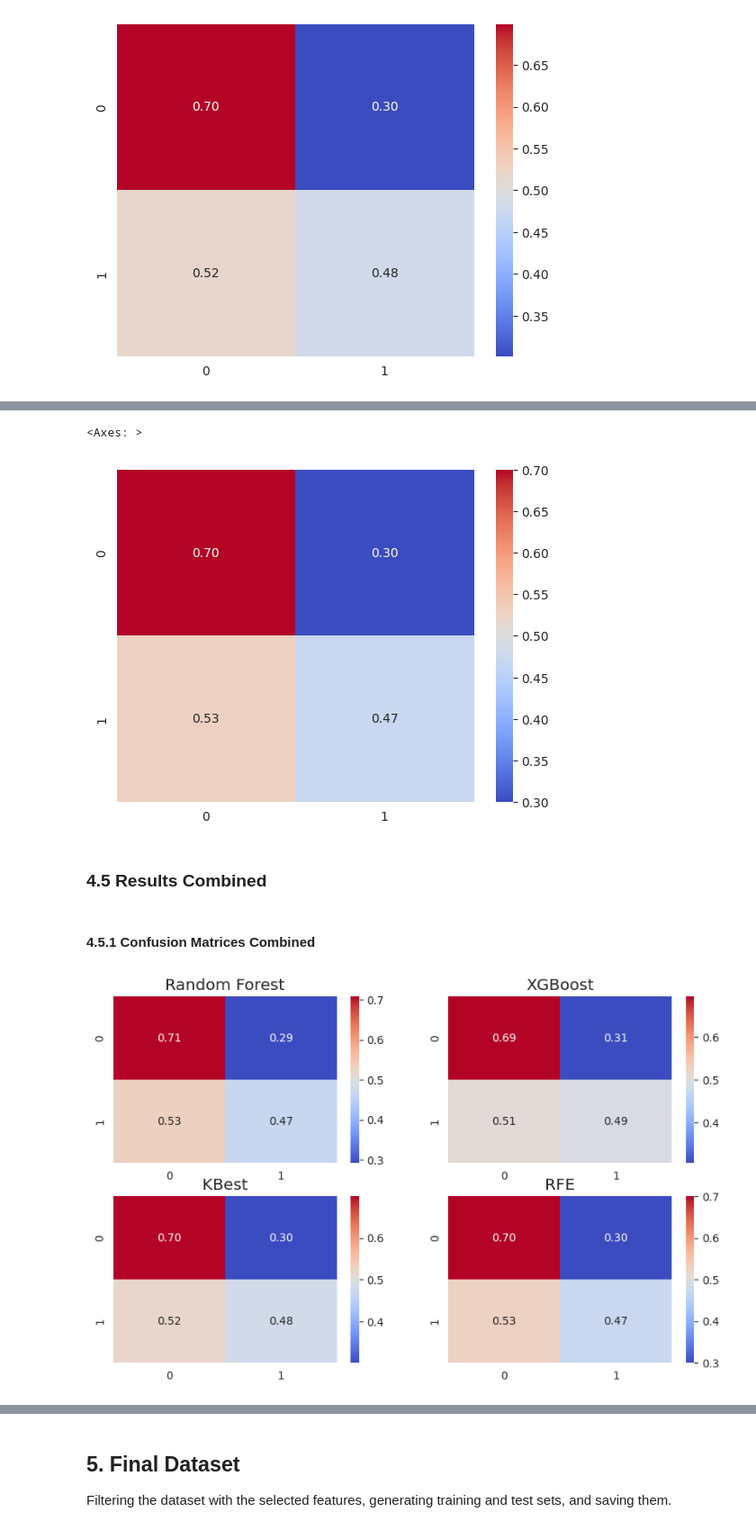
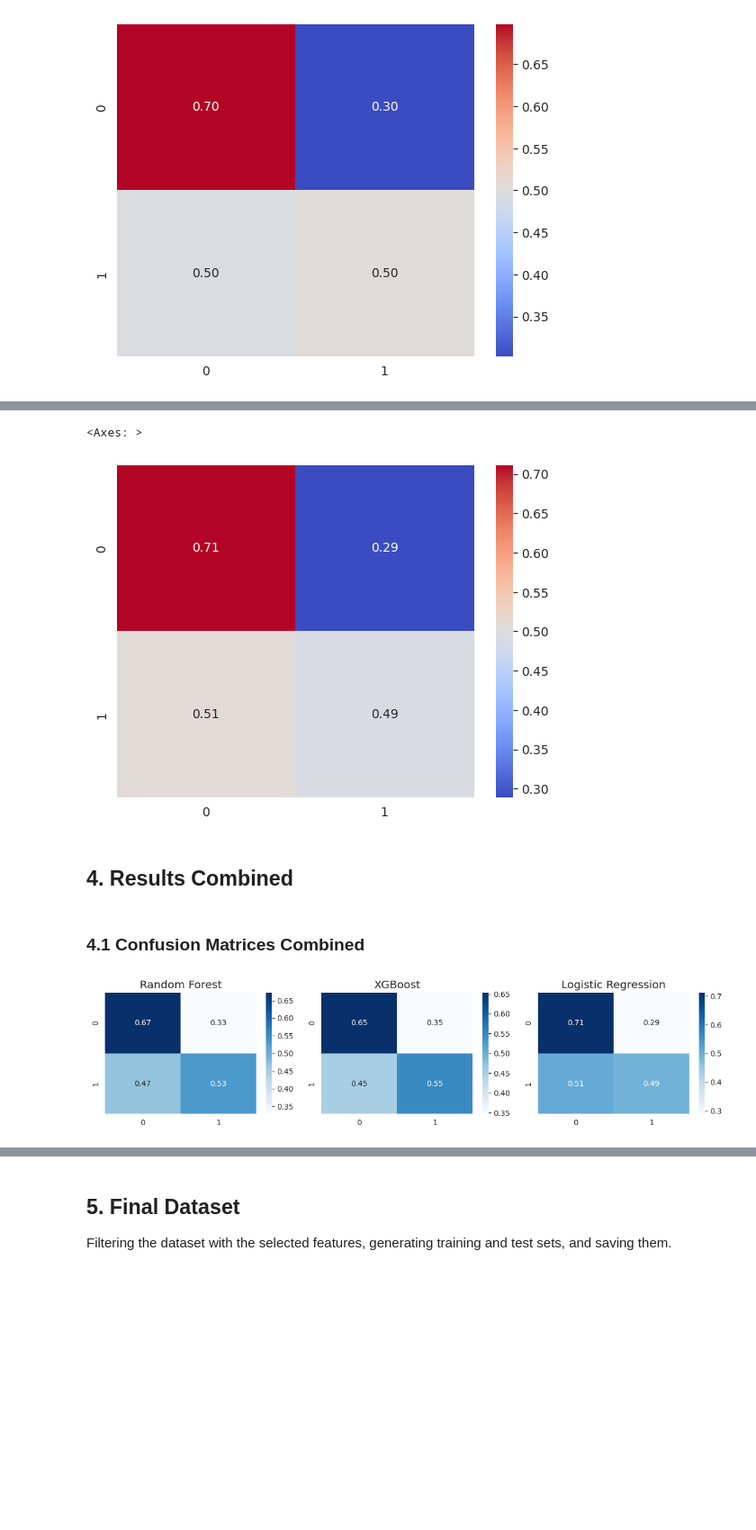
Before and after one commit to MechaMic38/unibs_mldm_diabetes, a Jupyter notebook: notebooks/feature_selection.ipynb, the cells around one changed output, grey strips where cells are left out. Shown at 90% size. Drawn from its saved outputs; the diff is of its cells as text; code cells hidden in the pictures; blank space fills up the shorter version.

```diff
--- a/notebooks/feature_selection.ipynb
+++ b/notebooks/feature_selection.ipynb
@@ -508 +552,8 @@ importances_rfe = feature_rfe['ranking']
+# %%
+# Select the K=10 best features with highest lasso coefficients
+features = pd.DataFrame({'feature': X_train.columns, 'importance': np.abs(best_estimator.named_steps['logisticregression'].coef_[0])})
+features = features.sort_values(by='importance', ascending=False).reset_index(drop=True)
+features = features.head(K)
+features = features['feature'].values
+features_lr = features
 # %%
@@ -532,0 +578,2 @@ RandomForestClassifier(class_weight='balanced', max_depth=12, random_state=38)
+# %%
+best_estimator.fit(X_train[features], y_train)
@@ -533,4 +584,4 @@ RandomForestClassifier(class_weight='balanced', max_depth=12, random_state=38)
 # %%
-y_train_pred = rf.predict(X_train_resampled[features])
-y_test_pred = rf.predict(X_test[features])
+y_train_pred = best_estimator.predict(X_train[features])
+y_test_pred = best_estimator.predict(X_test[features])
 # %%
@@ -557,24 +608,25 @@ weighted avg       0.86      0.68      0.75     21451
 # %%
-cm_rfe = confusion_matrix(y_test, y_test_pred, normalize='true')
-sns.heatmap(cm_rfe, annot=True, fmt=".2f", cmap='coolwarm')
+cm_lr = confusion_matrix(y_test, y_test_pred, normalize='true')
+sns.heatmap(cm_lr, annot=True, fmt=".2f", cmap='coolwarm')
 # %% [output]
 <Axes: >
-[figure, old version]
+[figure, new version]
 # %% [markdown]
-### 4.5 Results Combined
+## **4. Results Combined**
 # %% [markdown]
-#### 4.5.1 Confusion Matrices Combined
+### 4.1 Confusion Matrices Combined
 # %%
 # Combine all confusion matrices into one single plot
-fig, axs = plt.subplots(2, 2, figsize=(10, 6))
-cm_list = [cm_rf, cm_xgb, cm_kbest, cm_rfe]
-titles = ['Random Forest', 'XGBoost', 'KBest', 'RFE']
+fig, axs = plt.subplots(1, 3, figsize=(12, 3))
+cm_list = [cm_rf, cm_xgb, cm_lr]
+titles = ['Random Forest', 'XGBoost', 'Logistic Regression']
 
 for i, cm in enumerate(cm_list):
-    sns.heatmap(cm, annot=True, fmt=".2f", cmap='coolwarm', ax=axs[i//2, i%2])
-    axs[i//2, i%2].set_title(titles[i])
+    sns.heatmap(cm, annot=True, fmt=".2f", cmap='Blues', ax=axs[i])
+    axs[i].set_title(titles[i])
 
+plt.tight_layout()
 plt.show()
 # %% [output]
-[figure, old version]
+[figure, new version]
 # %% [markdown]
```
Also changed, not shown: parts of 86 cells of this notebook, 4 other files.
